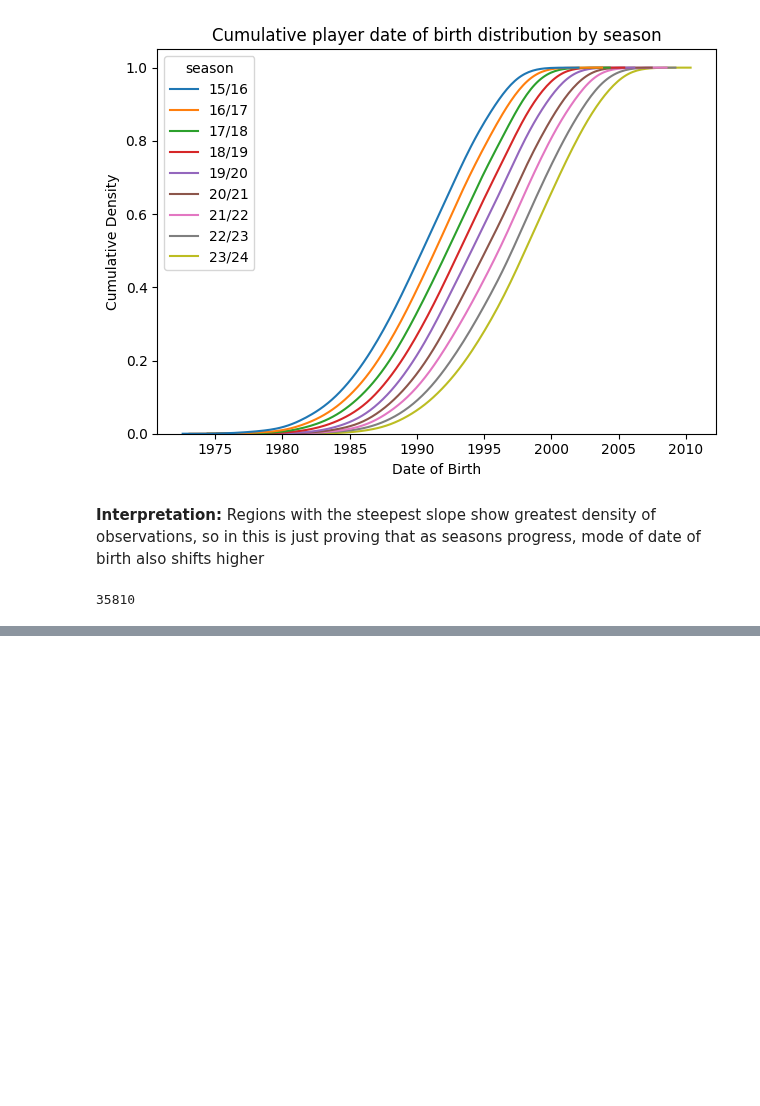
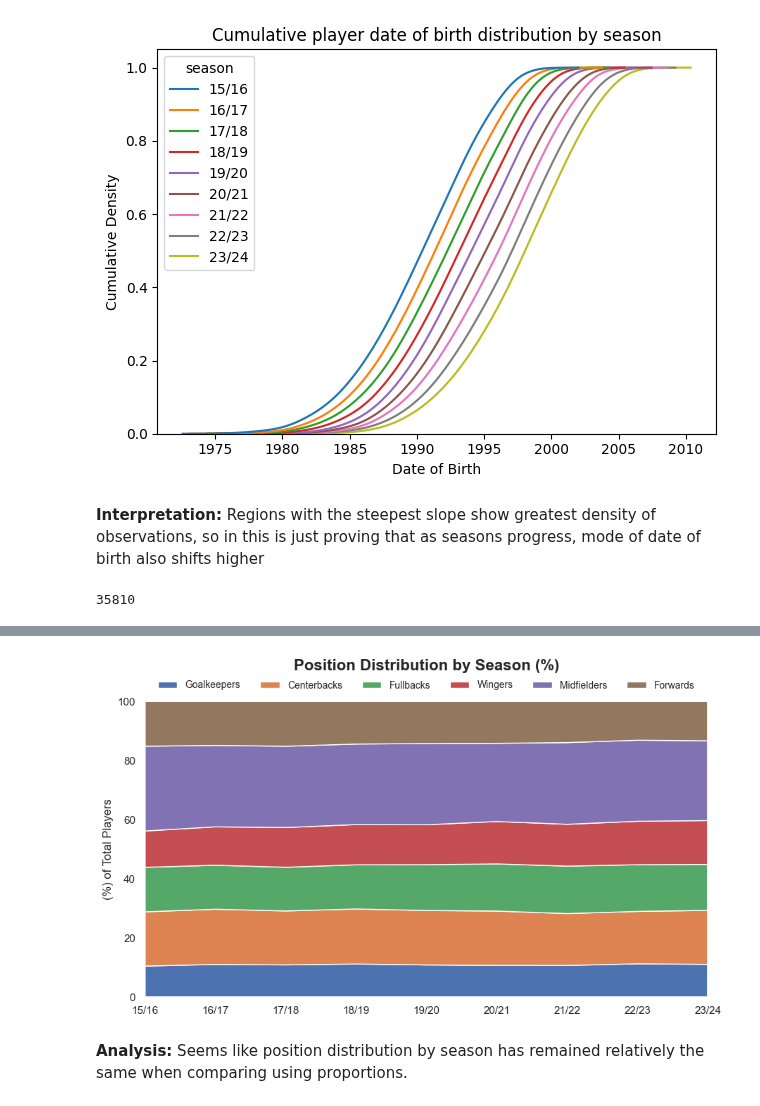
Before and after one commit to underscoreazard/value-of-jersey-number, a Jupyter notebook: notebooks/eda.ipynb, the cells around one changed output, grey strips where cells are left out. Cells and saved outputs as stored; diff of their text form; code cells hidden in the pictures; blank space fills up the shorter version.

Commit message:
Added second eda file with improvements, finished upto univariate analysis

```diff
--- a/notebooks/eda.ipynb
+++ b/notebooks/eda.ipynb
@@ -719,0 +906,72 @@ plt.show()
+# %%
+position_mapping_specific = {
+    'Goalkeeper': 'Goalkeepers',
+    'Centre-Back': 'Centerbacks',
+    'Right-Back': 'Fullbacks',
+    'Left-Back': 'Fullbacks',
+    'Central Midfield': 'Midfielders',
+    'Defensive Midfield': 'Midfielders',
+    'Attacking Midfield': 'Midfielders',
+    'Left Midfield': 'Wingers',
+    'Right Midfield': 'Wingers',
+    'Centre-Forward': 'Forwards',
+    'Right Winger': 'Wingers',
+    'Left Winger': 'Wingers',
+    'Second Striker': 'Forwards'
+}
+
+# Setting up data
+position_dist_viz_df = (
+    clean_eda_players_df
+    .drop_duplicates(subset=['season', 'competition_id', 'club_id', 'player_id'], keep='last')
+    .assign(general_position=lambda df: df['main_position'].map(position_mapping_specific))
+)
+position_dist_viz_df = position_dist_viz_df[position_dist_viz_df['competition_id'] != 'Out of Top 5']
+position_dist_viz_df['competition_id'] = position_dist_viz_df['competition_id'].cat.remove_unused_categories()
+position_dist_viz_df['season'] = position_dist_viz_df['season'].cat.reorder_categories(
+    new_categories=[
+        '15/16', '16/17', '17/18', '18/19', '19/20',
+        '20/21', '21/22', '22/23', '23/24'
+    ],
+    ordered=True
+)
+position_dist_viz_df['general_position'] = position_dist_viz_df['general_position'].astype('category')
+position_dist_viz_df['general_position'] = position_dist_viz_df['general_position'].cat.reorder_categories(
+    new_categories=[
+        'Goalkeepers', 'Centerbacks', 'Fullbacks', 'Wingers', 'Midfielders', 'Forwards'
+    ],
+    ordered=True
+)
+
+position_counts = position_dist_viz_df.groupby(['season', 'general_position'], observed=True).size()
+total_counts = position_dist_viz_df.groupby('season', observed=True).size()
+area_chart_data = round((position_counts / total_counts) * 100, 2).reset_index(name='percentage')
+pivoted_data = area_chart_data.pivot(index='season', columns='general_position', values='percentage')
+
+# Create a figure and axis
+fig, ax = plt.subplots(figsize=(10, 6))
+ax.grid(False)
+
+ax.stackplot(pivoted_data.index, pivoted_data.T, labels=pivoted_data.columns, alpha=1)
+
+
+fig.suptitle('Position Distribution by Season (%)', weight='bold', fontsize=16, y=0.95)
+fig.subplots_adjust(left=0.1, right=0.9, top=0.85, bottom=0.15)
+
+ax.set_xlim([pivoted_data.index.min(), pivoted_data.index.max()])
+ax.set_ylim([0, 100])
+
+ax.set_ylabel('(%) of Total Players')
+ax.legend(
+    labels=pivoted_data.columns,
+    loc='upper center', bbox_to_anchor=(0.5, 1.1),
+    ncol=len(pivoted_data.columns),
+    frameon=False,
+    fontsize=10
+)
+
+plt.show()
+# %% [output]
+[figure, added]
+# %% [markdown]
+**Analysis:** Seems like position distribution by season has remained relatively the same when comparing using proportions.
```
Also changed, not shown: parts of 11 cells of this notebook, 1 other file.
